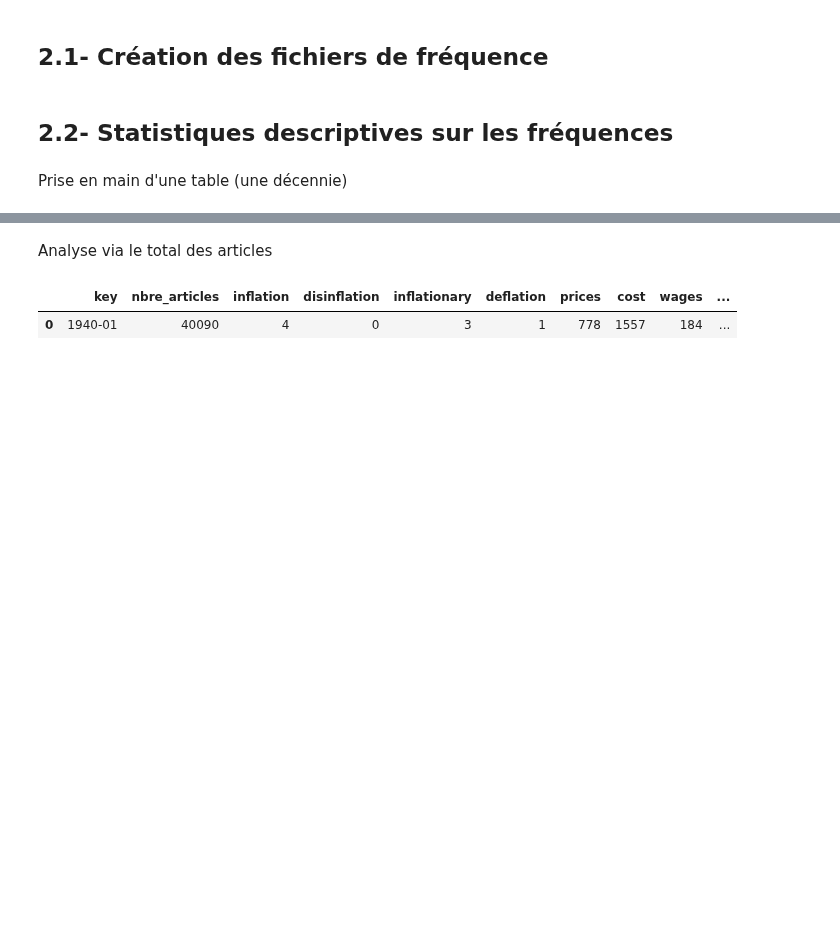
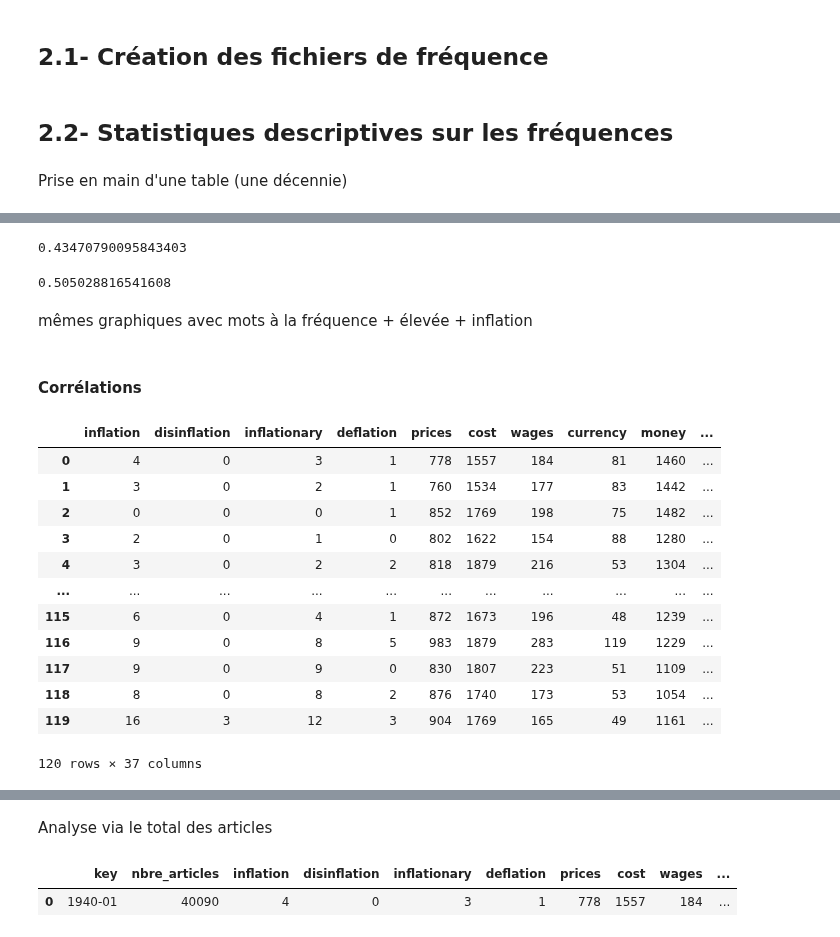
Before and after one commit to Rapamel/ProjetPythonDatascience, a Jupyter notebook: Main_Inflation.ipynb, the cells around one changed output, grey strips where cells are left out. Saved outputs shown, nothing was run; the diff lists cells and outputs as text; code cells hidden in the pictures; blank space fills up the shorter version.

```diff
--- a/Main_Inflation.ipynb
+++ b/Main_Inflation.ipynb
@@ -416,3 +388,0 @@ dtype: object
-# %%
-# Transformation des éléments de la colonne key en objet date
-df["freq_1940_1949"]['key'] = pd.to_datetime(df["freq_1940_1949"]['key'])
@@ -470,0 +675,5 @@ Total variance explained by 2 components: 0.33307282904205965
+# %%
+corr= abs(inf_freq['inf_an']).corr(inf_freq['total_ratio'])
+print(corr)
+# %% [output]
+0.43470790095843403
@@ -470,0 +723,28 @@ Total variance explained by 2 components: 0.33307282904205965
+# %%
+corr= abs(inf_freq['inf_ma']).corr(inf_freq['tot_rat_ma'])
+print(corr)
+# %% [output]
+0.505028816541608
+# %% [markdown]
+mêmes graphiques avec mots à la fréquence + élevée + inflation
+# %% [markdown]
+#### Corrélations
+# %%
+numeric_df = df["freq_1940_1949"].drop(columns=['key', 'nbre_articles'])
+correlation_matrix = numeric_df.corr()
+correlation_matrix
+numeric_df
+# %% [output]
+|  | inflation | disinflation | inflationary | deflation | prices | cost | wages | currency | money | ... |
+| 0 | 4 | 0 | 3 | 1 | 778 | 1557 | 184 | 81 | 1460 | ... |
+| 1 | 3 | 0 | 2 | 1 | 760 | 1534 | 177 | 83 | 1442 | ... |
+| 2 | 0 | 0 | 0 | 1 | 852 | 1769 | 198 | 75 | 1482 | ... |
+| 3 | 2 | 0 | 1 | 0 | 802 | 1622 | 154 | 88 | 1280 | ... |
+| 4 | 3 | 0 | 2 | 2 | 818 | 1879 | 216 | 53 | 1304 | ... |
+| ... | ... | ... | ... | ... | ... | ... | ... | ... | ... | ... |
+| 115 | 6 | 0 | 4 | 1 | 872 | 1673 | 196 | 48 | 1239 | ... |
+| 116 | 9 | 0 | 8 | 5 | 983 | 1879 | 283 | 119 | 1229 | ... |
+| 117 | 9 | 0 | 9 | 0 | 830 | 1807 | 223 | 51 | 1109 | ... |
+| 118 | 8 | 0 | 8 | 2 | 876 | 1740 | 173 | 53 | 1054 | ... |
+| 119 | 16 | 3 | 12 | 3 | 904 | 1769 | 165 | 49 | 1161 | ... |
+120 rows × 37 columns
```
Also changed, not shown: parts of 35 cells of this notebook, 2 other files.
